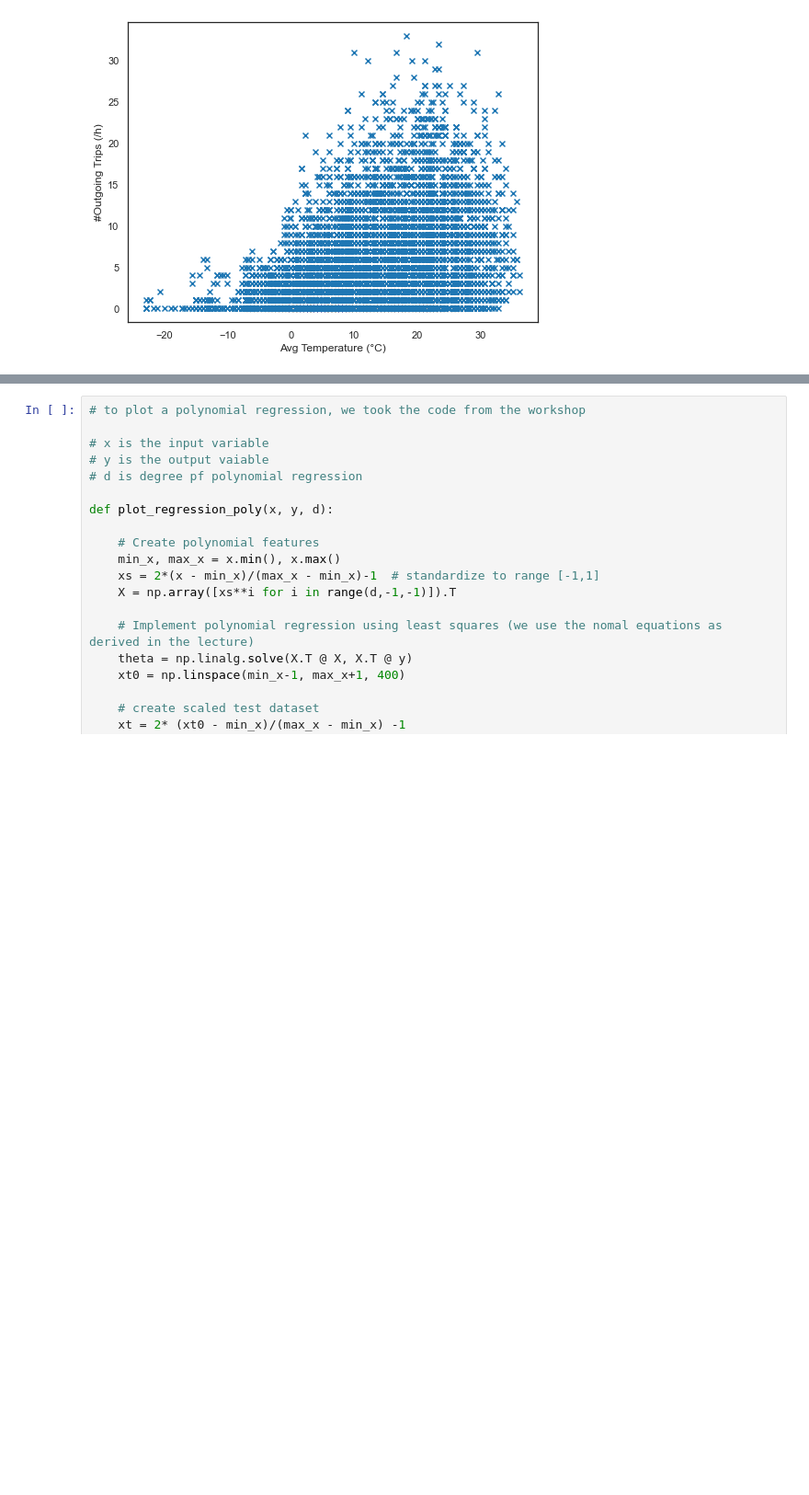
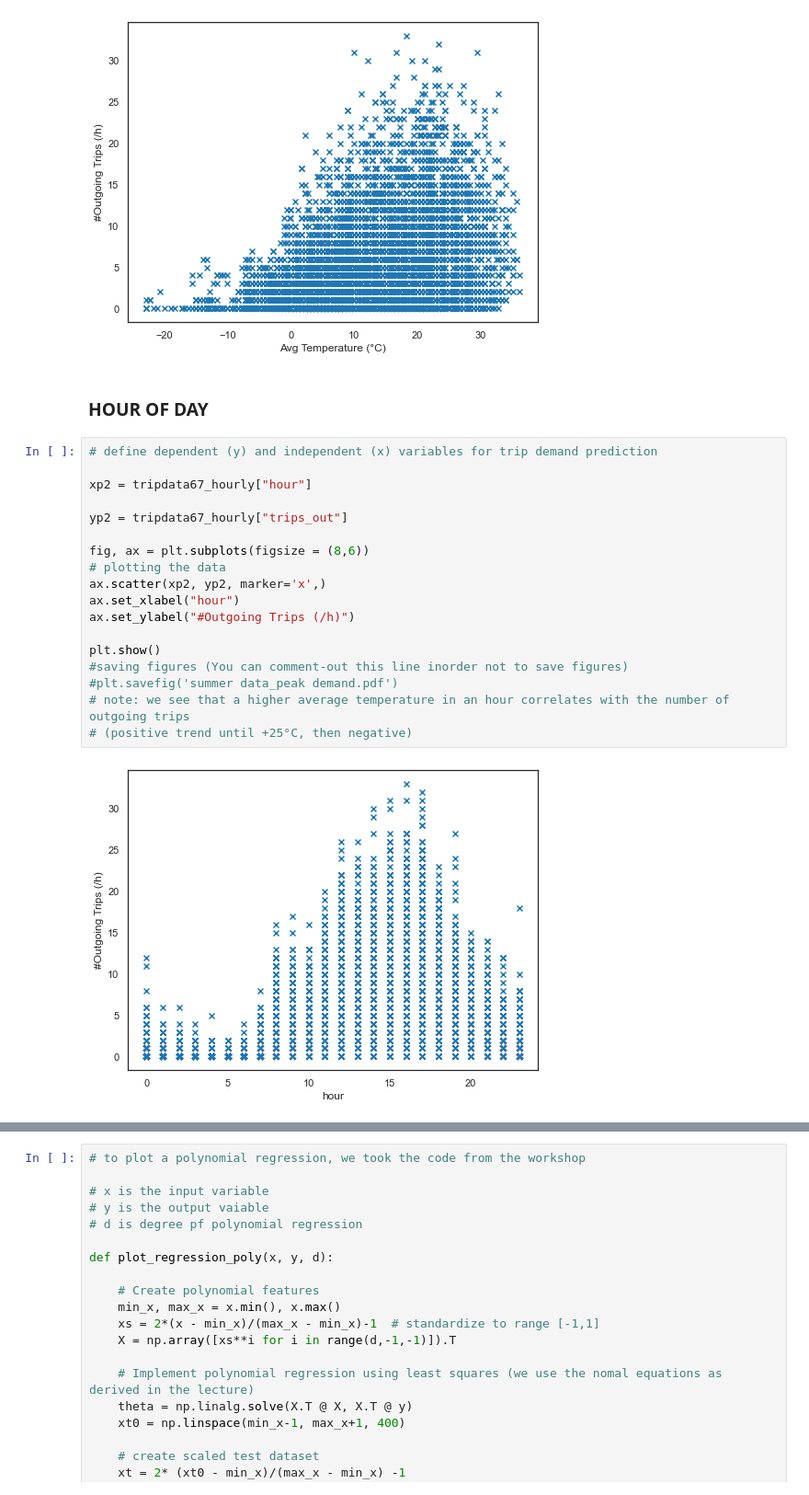
Before and after one commit to renefreitag/Data_Vipers, a Jupyter notebook: task2/task2.ipynb, the cells around one changed output, grey strips where cells are left out. Shown at 92% size. Cells and saved outputs as stored; diff of their text form; blank space fills up the shorter version.

```diff
--- a/task2/task2.ipynb
+++ b/task2/task2.ipynb
@@ -346,3 +369,25 @@ plt.show()
 # (positive trend until +25°C, then negative)
 # %% [output]
 [figure]
+# %% [markdown]
+### HOUR OF DAY
+# %%
+# define dependent (y) and independent (x) variables for trip demand prediction
+
+xp2 = tripdata67_hourly["hour"]
+
+yp2 = tripdata67_hourly["trips_out"]
+
+fig, ax = plt.subplots(figsize = (8,6))
+# plotting the data
+ax.scatter(xp2, yp2, marker='x',)
+ax.set_xlabel("hour")
+ax.set_ylabel("#Outgoing Trips (/h)")
+
+plt.show()
+#saving figures (You can comment-out this line inorder not to save figures)
+#plt.savefig('summer data_peak demand.pdf')
+# note: we see that a higher average temperature in an hour correlates with the number of outgoing trips
+# (positive trend until +25°C, then negative)
+# %% [output]
+[figure, added]
```
Also changed, not shown: parts of 50 cells of this notebook.
